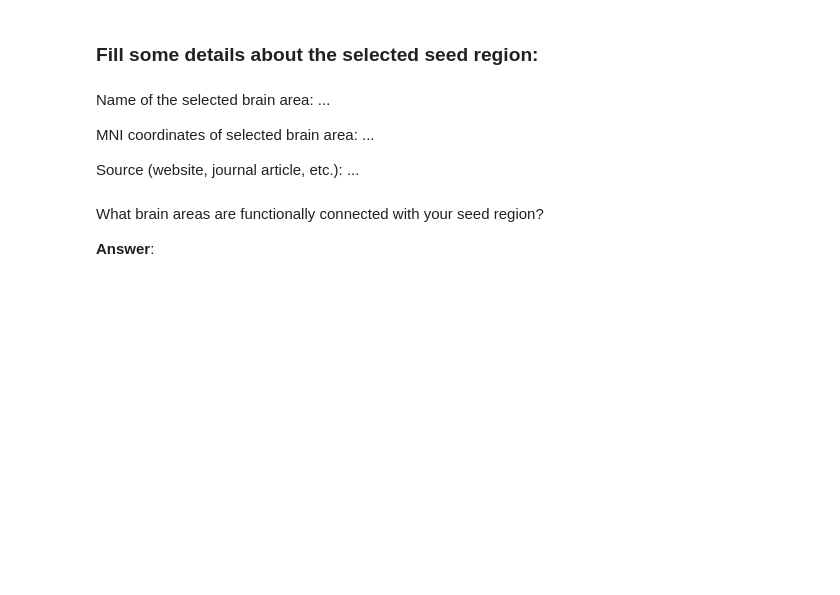
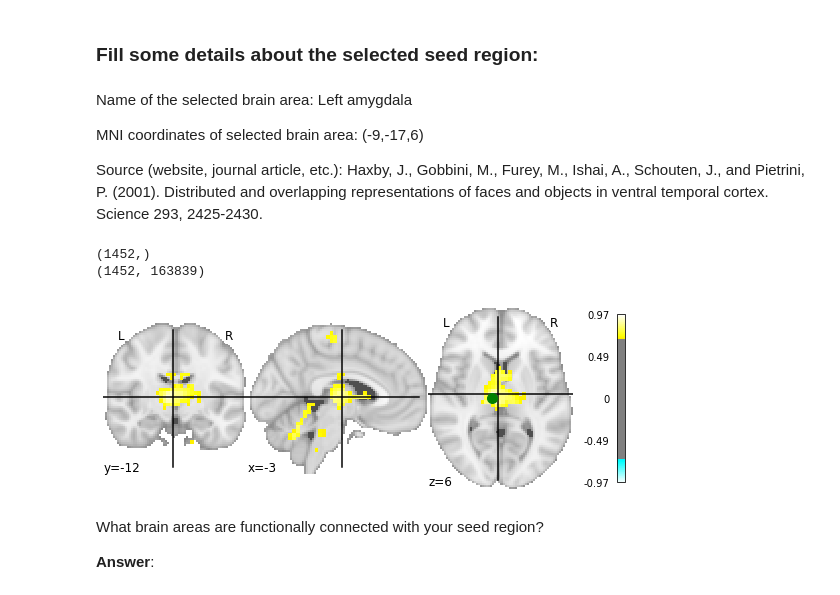
Before and after one commit to ifzerostop/-05-homework, a Jupyter notebook: 05-fMRIDA_homework.ipynb, the cells around one changed output. Cells and saved outputs as stored; diff of their text form; code cells hidden in the pictures; blank space fills up the shorter version.

```diff
--- a/05-fMRIDA_homework.ipynb
+++ b/05-fMRIDA_homework.ipynb
@@ -17,8 +17,8 @@ Repeat seed-to-voxel analysis from our last excercise with your favourite brain
 # %% [markdown]
 ### Fill some details about the selected seed region:
 # %% [markdown]
-Name of the selected brain area: ...
+Name of the selected brain area: Left amygdala
 
-MNI coordinates of selected brain area: ...
+MNI coordinates of selected brain area: (-9,-17,6)
 
-Source (website, journal article, etc.): ...
+Source (website, journal article, etc.): Haxby, J., Gobbini, M., Furey, M., Ishai, A., Schouten, J., and Pietrini, P. (2001). Distributed and overlapping representations of faces and objects in ventral temporal cortex. Science 293, 2425-2430.
@@ -27,3 +25,50 @@ Source (website, journal article, etc.): ...
+# %%
+import numpy as np
+from nilearn import datasets
+from nilearn import input_data
+from nilearn.connectome import ConnectivityMeasure
+from nilearn import plotting
+
+
+dataset3 = datasets.fetch_haxby(subjects=1)
+func_filename = dataset3.func[0]
+
+
+pcc_coords = [(-9, -17, 6)]
+seed_masker = input_data.NiftiSpheresMasker(
+    pcc_coords, radius=8,
+    detrend=True, standardize=True)
+
+seed_timeseries = seed_masker.fit_transform(func_filename)
+seed_timeseries = np.squeeze(seed_timeseries)
+
+
+brain_masker = input_data.NiftiMasker(
+    smoothing_fwhm=8,
+    detrend=True, standardize=True, memory='nilearn_cache', memory_level=1, verbose=0)
+
+brain_timeseries = brain_masker.fit_transform(func_filename)
+
+
+print(seed_timeseries.shape)
+print(brain_timeseries.shape)
+# %% [output]
+(1452,)
+(1452, 163839)
+# %%
+from scipy import stats
+
+corr_map = np.zeros(brain_timeseries.shape[1])
+
+for i in range(brain_timeseries.shape[1]):
+    corr_map[i] = stats.pearsonr(seed_timeseries, brain_timeseries[:,i])[0]
+# %%
+seed_to_voxel_correlations_img = brain_masker.inverse_transform(corr_map.T)
+
+display = plotting.plot_stat_map(seed_to_voxel_correlations_img, threshold=0.7)
+display.add_markers(pcc_coords, marker_color='g', marker_size=100)
+# %% [output]
+[figure, added]
 # %% [markdown]
 What brain areas are functionally connected with your seed region?
 
```
Also changed, not shown: parts of 2 cells of this notebook.
